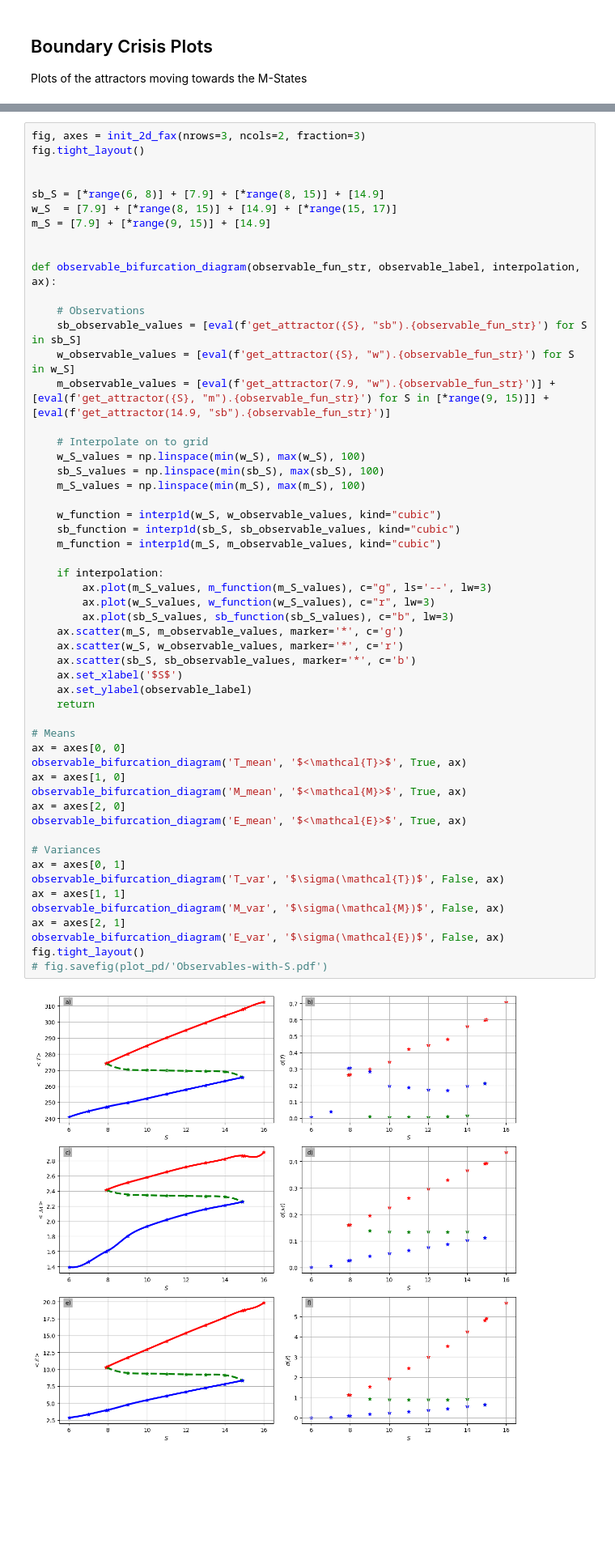
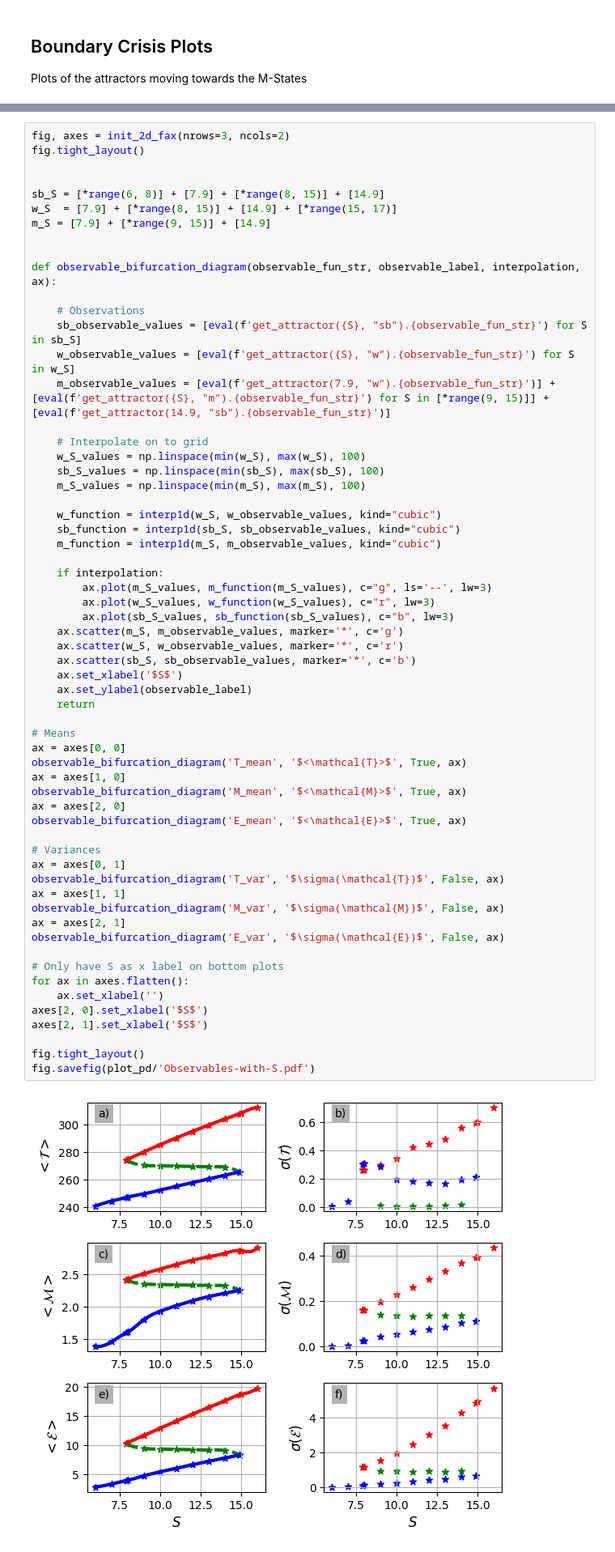
Before and after one commit to CalvinNesbitt/l96_ebm_boundary_crisis, a Jupyter notebook: notebooks/Boundary-Crisis.ipynb, the cells around one changed output, grey strips where cells are left out. Shown at 81% size. Drawn from its saved outputs; the diff is of its cells as text; blank space fills up the shorter version.

```diff
--- a/notebooks/Boundary-Crisis.ipynb
+++ b/notebooks/Boundary-Crisis.ipynb
@@ -112,5 +112,5 @@ fig.tight_layout()
 # %%
-fig, axes = init_2d_fax(nrows=3, ncols=2, fraction=3)
+fig, axes = init_2d_fax(nrows=3, ncols=2)
 fig.tight_layout()
 
 
@@ -136,32 +136,39 @@ def observable_bifurcation_diagram(observable_fun_str, observable_label, interpo
     m_function = interp1d(m_S, m_observable_values, kind="cubic")
 
     if interpolation:
         ax.plot(m_S_values, m_function(m_S_values), c="g", ls='--', lw=3)
         ax.plot(w_S_values, w_function(w_S_values), c="r", lw=3)
         ax.plot(sb_S_values, sb_function(sb_S_values), c="b", lw=3)
     ax.scatter(m_S, m_observable_values, marker='*', c='g')
     ax.scatter(w_S, w_observable_values, marker='*', c='r')
     ax.scatter(sb_S, sb_observable_values, marker='*', c='b')
     ax.set_xlabel('$S$')
     ax.set_ylabel(observable_label)
     return
 
 # Means
 ax = axes[0, 0]
 observable_bifurcation_diagram('T_mean', '$<\mathcal{T}>$', True, ax)
 ax = axes[1, 0]
 observable_bifurcation_diagram('M_mean', '$<\mathcal{M}>$', True, ax)
 ax = axes[2, 0]
 observable_bifurcation_diagram('E_mean', '$<\mathcal{E}>$', True, ax)
 
 # Variances
 ax = axes[0, 1]
 observable_bifurcation_diagram('T_var', '$\sigma(\mathcal{T})$', False, ax)
 ax = axes[1, 1]
 observable_bifurcation_diagram('M_var', '$\sigma(\mathcal{M})$', False, ax)
 ax = axes[2, 1]
 observable_bifurcation_diagram('E_var', '$\sigma(\mathcal{E})$', False, ax)
+
+# Only have S as x label on bottom plots
+for ax in axes.flatten():
+    ax.set_xlabel('')
+axes[2, 0].set_xlabel('$S$')
+axes[2, 1].set_xlabel('$S$')
+
 fig.tight_layout()
-# fig.savefig(plot_pd/'Observables-with-S.pdf')
+fig.savefig(plot_pd/'Observables-with-S.pdf')
 # %% [output]
-[figure, old version]
+[figure, new version]
```
Also changed, not shown: parts of 3 cells of this notebook, 4 other files.
